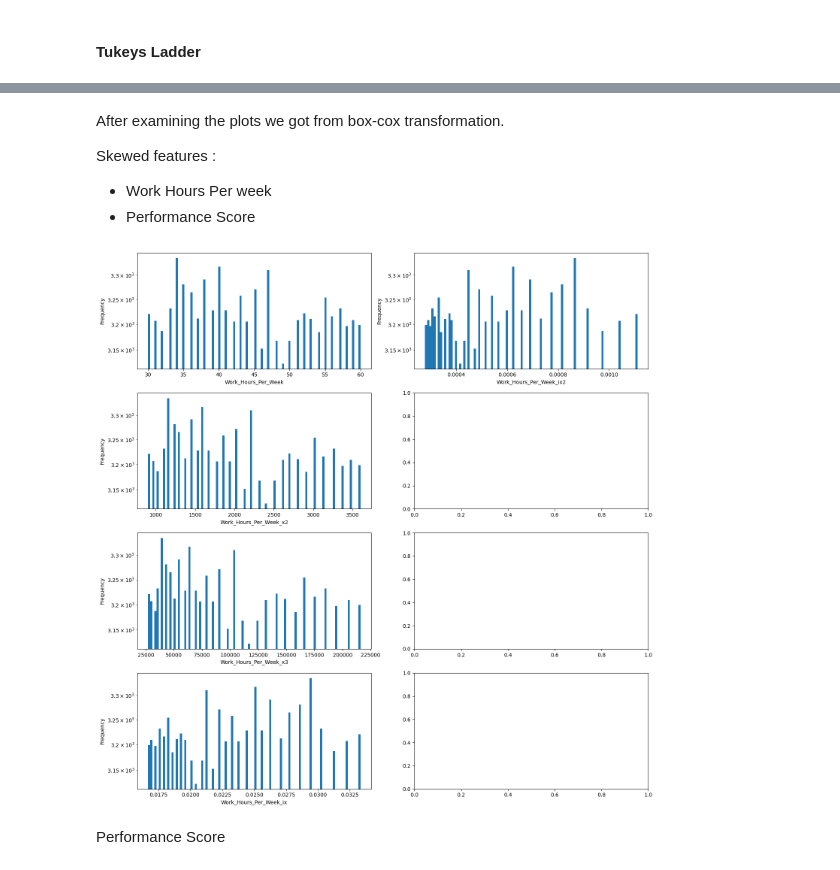
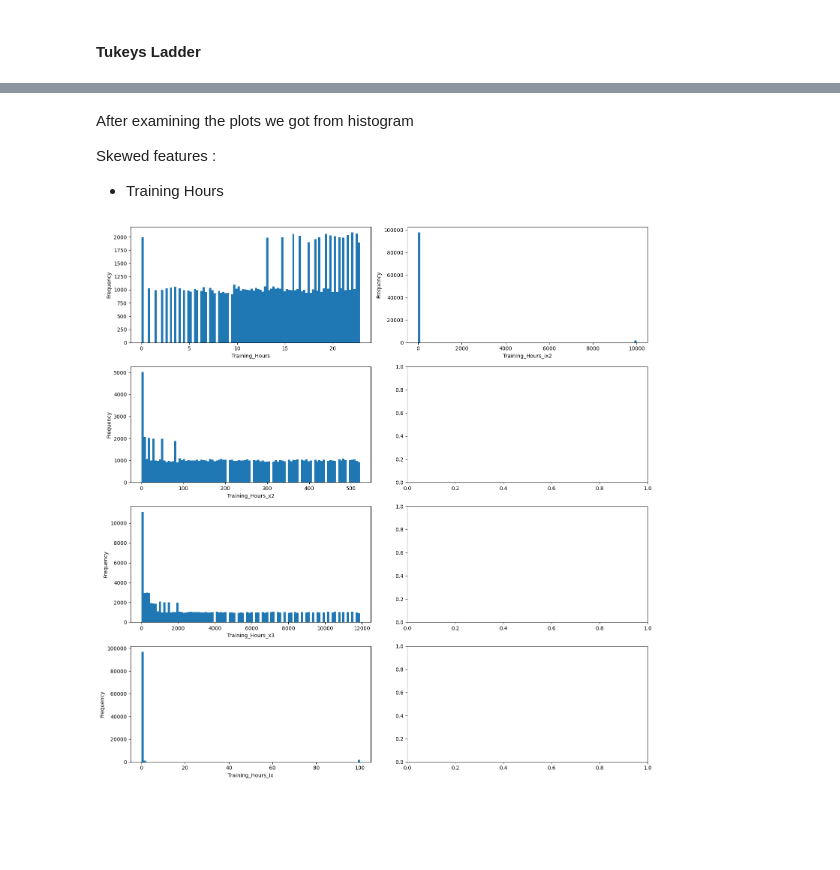
Before and after one commit to sreehariprathap/Data-Analysis--Maths---Algorithms, a Jupyter notebook: Week12/PAW-4.ipynb, the cells around one changed output, grey strips where cells are left out. Saved outputs shown, nothing was run; the diff lists cells and outputs as text; code cells hidden in the pictures; blank space fills up the shorter version.

```diff
--- a/Week12/PAW-4.ipynb
+++ b/Week12/PAW-4.ipynb
@@ -90,7 +90,11 @@ class DataFrameTransformer:
         return self.df
 
     def plot_tukey_ladder(self, column):
-        df_copy= df.copy()
+        df_copy= self.df.copy()
+        epsilon = 1e-2
+        df_copy[column] = df_copy[column].replace(0, epsilon)
+        df_copy[column] = np.where(df_copy[column] < epsilon, epsilon, df_copy[column])
+
         df_copy[f'{column}_x2'] = np.sign(df_copy[column]) * (np.abs(df_copy[column]) ** 2)
         df_copy[f'{column}_x3'] = np.sign(df_copy[column]) * (np.abs(df_copy[column]) ** 3)
         df_copy[f'{column}_ix'] = np.sign(df_copy[column]) / (np.abs(df_copy[column]) ** 1)
@@ -99,10 +103,10 @@ class DataFrameTransformer:
                                                         f'{column}_x3',
                                                         f'{column}_ix',
                                                         f'{column}_ix2'
-                                                        ]])
+                                                        ]], False)
 
     def tukeys_ladder(self, df, column, power):
-        df[column] = np.sign(df[column]) * (np.abs(df[column]) ** 2)
+        df[column] = np.sign(df[column]) * (np.abs(df[column]) ** power)
         return df
 
 
@@ -127,11 +131,12 @@ class DataFrameTransformer:
         plt.tight_layout()
         plt.show()
 
-    def plot_histogram(df):
+    def plot_histogram(df, logscale=True):
         numeric_columns = df.select_dtypes(include=['number']).columns.tolist()
         fig,axes = plt.subplots(4, int(len(numeric_columns)//4)+1, figsize=(15,15))
         for i, col_name in enumerate(numeric_columns):
-            axes[i%4, i//4].set_yscale('log')
+            if(logscale):
+                axes[i%4, i//4].set_yscale('log')
             axes[i%4, i//4].hist(df[col_name], bins=100)
             axes[i%4, i//4].set_xlabel(col_name)
             axes[i%4, i//4].set_ylabel('Frequency')
@@ -212,13 +236,10 @@ DataFrameTransformer.plot_histogram(df_box_coxed_transformed)
 # %% [markdown]
-After examining the plots we got from box-cox transformation.
+After examining the plots we got from histogram
 
 Skewed features :
-- Work Hours Per week
-- Performance Score
+- Training Hours
 # %%
-dataframeTransformer = DataFrameTransformer(df_box_coxed_transformed)
-dataframeTransformer.plot_tukey_ladder("Work_Hours_Per_Week")
+dataframeTransformer = DataFrameTransformer(df_dummies)
+dataframeTransformer.plot_tukey_ladder("Training_Hours")
 # %% [output]
-[figure, old version]
+[figure, new version]
-# %% [markdown]
-Performance Score
```
Also changed, not shown: parts of 14 cells of this notebook.
